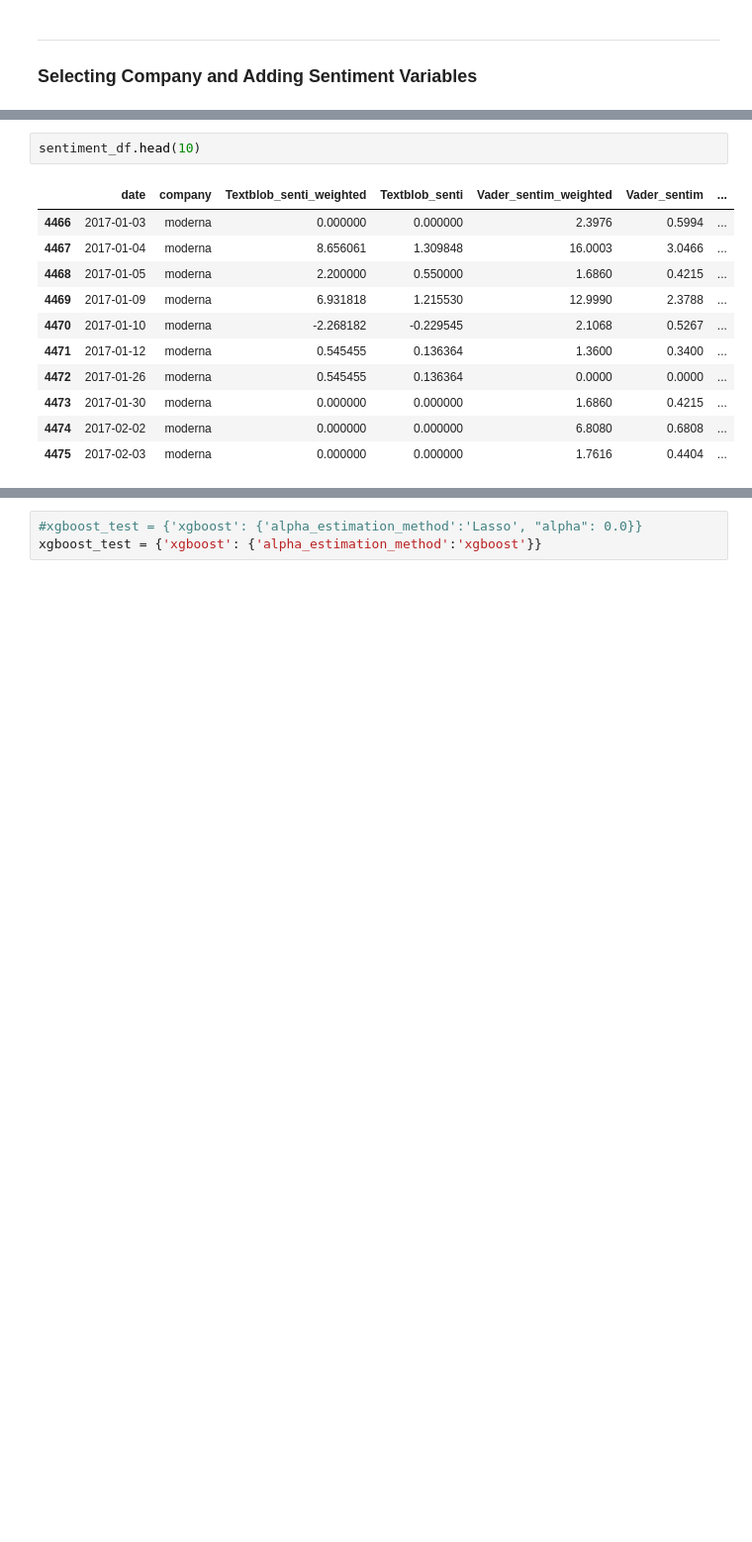
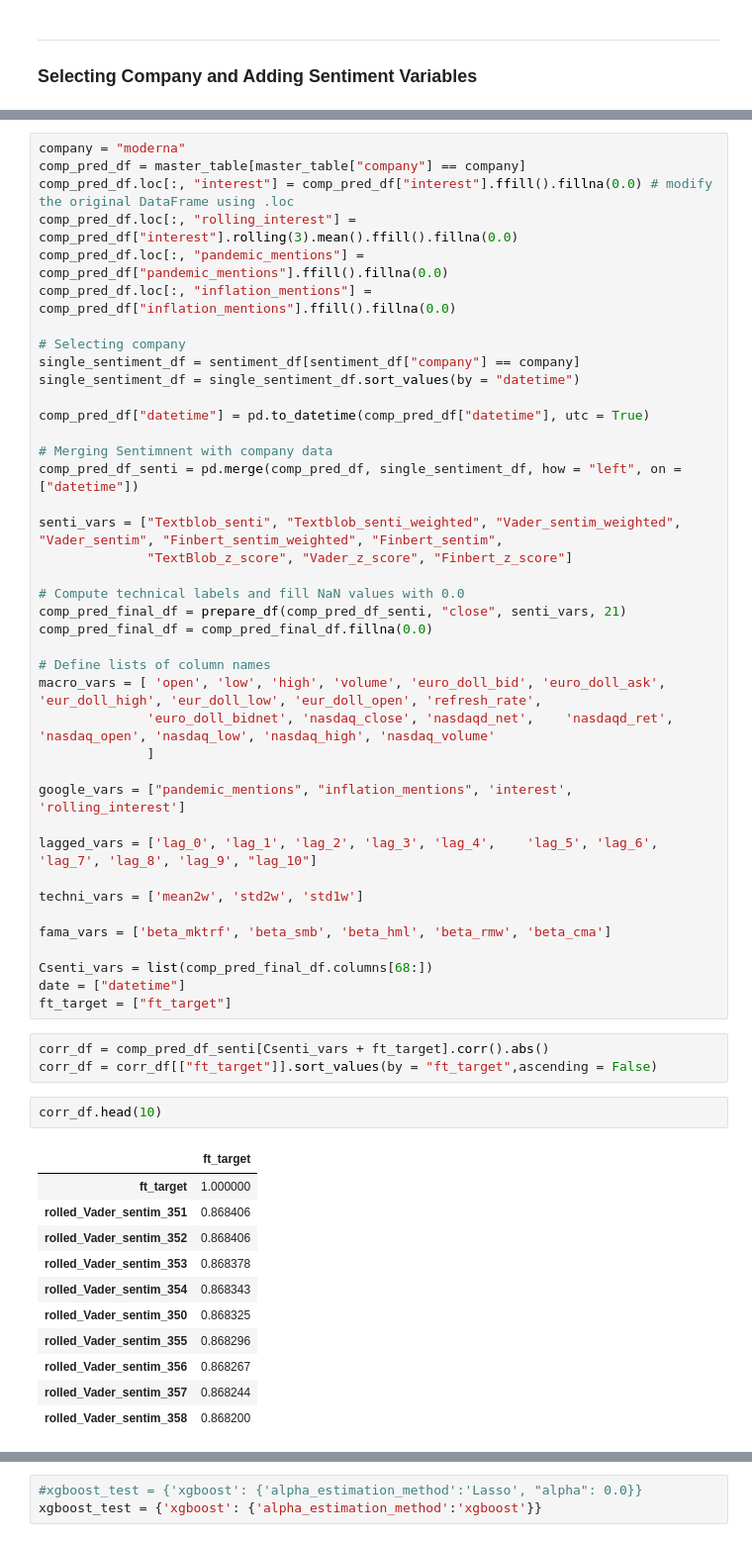
Before and after one commit to Diegozu97/thesis_code, a Jupyter notebook: 05_data_prep.ipynb, the cells around one changed output, grey strips where cells are left out. Shown: that part at 99% size. Drawn from its saved outputs; the diff is of its cells as text; blank space fills up the shorter version.

```diff
--- a/05_data_prep.ipynb
+++ b/05_data_prep.ipynb
@@ -285,14 +216,57 @@ sentiment_df = sentiment_df.sort_values(by = "datetime")
+# %%
+company = "moderna"
+comp_pred_df = master_table[master_table["company"] == company]
+comp_pred_df.loc[:, "interest"] = comp_pred_df["interest"].ffill().fillna(0.0) # modify the original DataFrame using .loc
+comp_pred_df.loc[:, "rolling_interest"] = comp_pred_df["interest"].rolling(3).mean().ffill().fillna(0.0)
+comp_pred_df.loc[:, "pandemic_mentions"] = comp_pred_df["pandemic_mentions"].ffill().fillna(0.0)
+comp_pred_df.loc[:, "inflation_mentions"] = comp_pred_df["inflation_mentions"].ffill().fillna(0.0)
+
+# Selecting company
+single_sentiment_df = sentiment_df[sentiment_df["company"] == company]
+single_sentiment_df = single_sentiment_df.sort_values(by = "datetime")
+
+comp_pred_df["datetime"] = pd.to_datetime(comp_pred_df["datetime"], utc = True)
+
+# Merging Sentimnent with company data
+comp_pred_df_senti = pd.merge(comp_pred_df, single_sentiment_df, how = "left", on = ["datetime"])
+
+senti_vars = ["Textblob_senti", "Textblob_senti_weighted", "Vader_sentim_weighted", "Vader_sentim", "Finbert_sentim_weighted", "Finbert_sentim",
+              "TextBlob_z_score", "Vader_z_score", "Finbert_z_score"]
+
+# Compute technical labels and fill NaN values with 0.0
+comp_pred_final_df = prepare_df(comp_pred_df_senti, "close", senti_vars, 21)
+comp_pred_final_df = comp_pred_final_df.fillna(0.0)
+
+# Define lists of column names
+macro_vars = [ 'open', 'low', 'high', 'volume', 'euro_doll_bid', 'euro_doll_ask', 'eur_doll_high', 'eur_doll_low', 'eur_doll_open', 'refresh_rate',
+              'euro_doll_bidnet', 'nasdaq_close', 'nasdaqd_net',    'nasdaqd_ret', 'nasdaq_open', 'nasdaq_low', 'nasdaq_high', 'nasdaq_volume'
+              ]
+
+google_vars = ["pandemic_mentions", "inflation_mentions", 'interest', 'rolling_interest']
+
+lagged_vars = ['lag_0', 'lag_1', 'lag_2', 'lag_3', 'lag_4',    'lag_5', 'lag_6', 'lag_7', 'lag_8', 'lag_9', "lag_10"]
+
+techni_vars = ['mean2w', 'std2w', 'std1w']
+
+fama_vars = ['beta_mktrf', 'beta_smb', 'beta_hml', 'beta_rmw', 'beta_cma']
+
+Csenti_vars = list(comp_pred_final_df.columns[68:])
+date = ["datetime"]
+ft_target = ["ft_target"]
+# %%
+corr_df = comp_pred_df_senti[Csenti_vars + ft_target].corr().abs()
+corr_df = corr_df[["ft_target"]].sort_values(by = "ft_target",ascending = False)
 # %%
-sentiment_df.head(10)
+corr_df.head(10)
 # %% [output]
-|  | date | company | Textblob_senti_weighted | Textblob_senti | Vader_sentim_weighted | Vader_sentim | ... |
-| 4466 | 2017-01-03 | moderna | 0.000000 | 0.000000 | 2.3976 | 0.5994 | ... |
-| 4467 | 2017-01-04 | moderna | 8.656061 | 1.309848 | 16.0003 | 3.0466 | ... |
-| 4468 | 2017-01-05 | moderna | 2.200000 | 0.550000 | 1.6860 | 0.4215 | ... |
-| 4469 | 2017-01-09 | moderna | 6.931818 | 1.215530 | 12.9990 | 2.3788 | ... |
-| 4470 | 2017-01-10 | moderna | -2.268182 | -0.229545 | 2.1068 | 0.5267 | ... |
-| 4471 | 2017-01-12 | moderna | 0.545455 | 0.136364 | 1.3600 | 0.3400 | ... |
-| 4472 | 2017-01-26 | moderna | 0.545455 | 0.136364 | 0.0000 | 0.0000 | ... |
-| 4473 | 2017-01-30 | moderna | 0.000000 | 0.000000 | 1.6860 | 0.4215 | ... |
-| 4474 | 2017-02-02 | moderna | 0.000000 | 0.000000 | 6.8080 | 0.6808 | ... |
-| 4475 | 2017-02-03 | moderna | 0.000000 | 0.000000 | 1.7616 | 0.4404 | ... |
+|  | ft_target |
+| ft_target | 1.000000 |
+| rolled_Vader_sentim_351 | 0.868406 |
+| rolled_Vader_sentim_352 | 0.868406 |
+| rolled_Vader_sentim_353 | 0.868378 |
+| rolled_Vader_sentim_354 | 0.868343 |
+| rolled_Vader_sentim_350 | 0.868325 |
+| rolled_Vader_sentim_355 | 0.868296 |
+| rolled_Vader_sentim_356 | 0.868267 |
+| rolled_Vader_sentim_357 | 0.868244 |
+| rolled_Vader_sentim_358 | 0.868200 |
```
Also changed, not shown: parts of 61 cells of this notebook, 2 other files.
